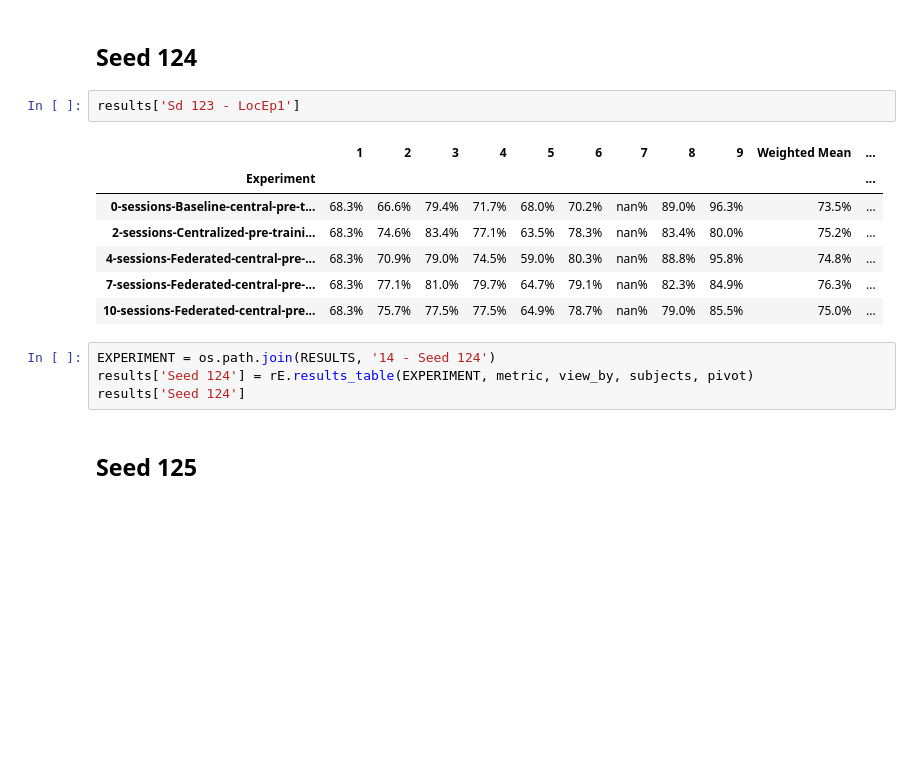
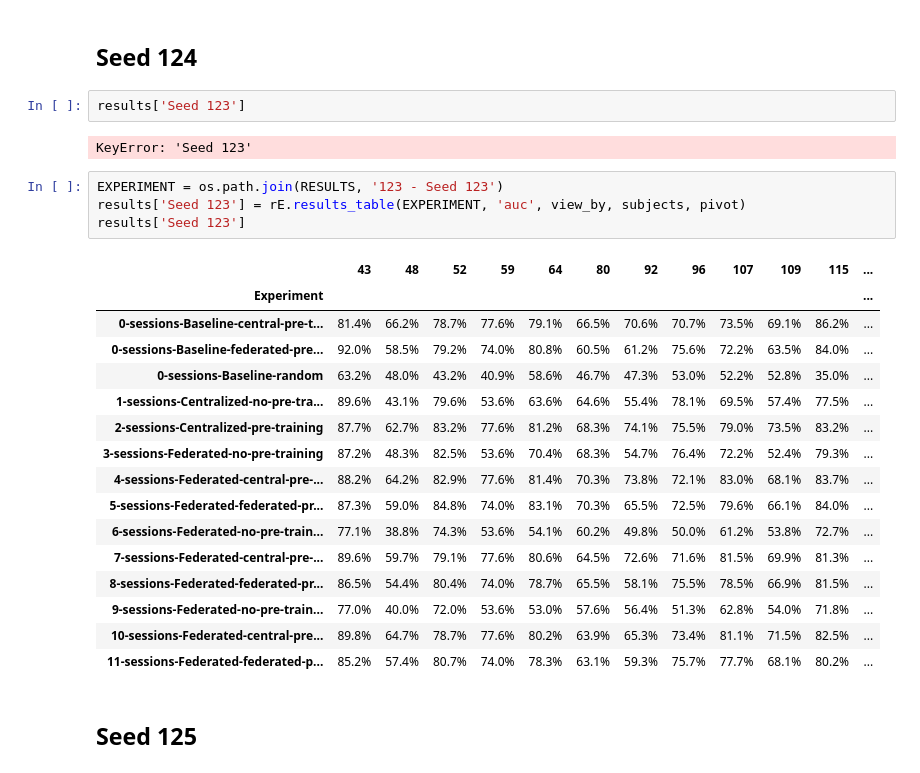
Before and after one commit to ntobis/federated-machine-learning, a Jupyter notebook: Notebooks/Excel Table Preparation.ipynb, the cells around one changed output. Drawn from its saved outputs; the diff is of its cells as text; blank space fills up the shorter version.

```diff
--- a/Notebooks/Excel Table Preparation.ipynb
+++ b/Notebooks/Excel Table Preparation.ipynb
@@ -280,19 +280,30 @@ results['Seed 123'].T[cols].T
 # %% [markdown]
 ## Seed 124
 # %%
-results['Sd 123 - LocEp1']
+results['Seed 123']
 # %% [output]
-|  | 1 | 2 | 3 | 4 | 5 | 6 | 7 | 8 | 9 | Weighted Mean | ... |
-| Experiment |  |  |  |  |  |  |  |  |  |  | ... |
-| 0-sessions-Baseline-central-pre-t... | 68.3% | 66.6% | 79.4% | 71.7% | 68.0% | 70.2% | nan% | 89.0% | 96.3% | 73.5% | ... |
-| 2-sessions-Centralized-pre-traini... | 68.3% | 74.6% | 83.4% | 77.1% | 63.5% | 78.3% | nan% | 83.4% | 80.0% | 75.2% | ... |
-| 4-sessions-Federated-central-pre-... | 68.3% | 70.9% | 79.0% | 74.5% | 59.0% | 80.3% | nan% | 88.8% | 95.8% | 74.8% | ... |
-| 7-sessions-Federated-central-pre-... | 68.3% | 77.1% | 81.0% | 79.7% | 64.7% | 79.1% | nan% | 82.3% | 84.9% | 76.3% | ... |
-| 10-sessions-Federated-central-pre... | 68.3% | 75.7% | 77.5% | 77.5% | 64.9% | 78.7% | nan% | 79.0% | 85.5% | 75.0% | ... |
+KeyError: 'Seed 123'
 # %%
-EXPERIMENT = os.path.join(RESULTS, '14 - Seed 124')
-results['Seed 124'] = rE.results_table(EXPERIMENT, metric, view_by, subjects, pivot)
-results['Seed 124']
+EXPERIMENT = os.path.join(RESULTS, '123 - Seed 123')
+results['Seed 123'] = rE.results_table(EXPERIMENT, 'auc', view_by, subjects, pivot)
+results['Seed 123']
+# %% [output]
+|  | 43 | 48 | 52 | 59 | 64 | 80 | 92 | 96 | 107 | 109 | 115 | ... |
+| Experiment |  |  |  |  |  |  |  |  |  |  |  | ... |
+| 0-sessions-Baseline-central-pre-t... | 81.4% | 66.2% | 78.7% | 77.6% | 79.1% | 66.5% | 70.6% | 70.7% | 73.5% | 69.1% | 86.2% | ... |
+| 0-sessions-Baseline-federated-pre... | 92.0% | 58.5% | 79.2% | 74.0% | 80.8% | 60.5% | 61.2% | 75.6% | 72.2% | 63.5% | 84.0% | ... |
+| 0-sessions-Baseline-random | 63.2% | 48.0% | 43.2% | 40.9% | 58.6% | 46.7% | 47.3% | 53.0% | 52.2% | 52.8% | 35.0% | ... |
+| 1-sessions-Centralized-no-pre-tra... | 89.6% | 43.1% | 79.6% | 53.6% | 63.6% | 64.6% | 55.4% | 78.1% | 69.5% | 57.4% | 77.5% | ... |
+| 2-sessions-Centralized-pre-training | 87.7% | 62.7% | 83.2% | 77.6% | 81.2% | 68.3% | 74.1% | 75.5% | 79.0% | 73.5% | 83.2% | ... |
+| 3-sessions-Federated-no-pre-training | 87.2% | 48.3% | 82.5% | 53.6% | 70.4% | 68.3% | 54.7% | 76.4% | 72.2% | 52.4% | 79.3% | ... |
+| 4-sessions-Federated-central-pre-... | 88.2% | 64.2% | 82.9% | 77.6% | 81.4% | 70.3% | 73.8% | 72.1% | 83.0% | 68.1% | 83.7% | ... |
+| 5-sessions-Federated-federated-pr... | 87.3% | 59.0% | 84.8% | 74.0% | 83.1% | 70.3% | 65.5% | 72.5% | 79.6% | 66.1% | 84.0% | ... |
+| 6-sessions-Federated-no-pre-train... | 77.1% | 38.8% | 74.3% | 53.6% | 54.1% | 60.2% | 49.8% | 50.0% | 61.2% | 53.8% | 72.7% | ... |
+| 7-sessions-Federated-central-pre-... | 89.6% | 59.7% | 79.1% | 77.6% | 80.6% | 64.5% | 72.6% | 71.6% | 81.5% | 69.9% | 81.3% | ... |
+| 8-sessions-Federated-federated-pr... | 86.5% | 54.4% | 80.4% | 74.0% | 78.7% | 65.5% | 58.1% | 75.5% | 78.5% | 66.9% | 81.5% | ... |
+| 9-sessions-Federated-no-pre-train... | 77.0% | 40.0% | 72.0% | 53.6% | 53.0% | 57.6% | 56.4% | 51.3% | 62.8% | 54.0% | 71.8% | ... |
+| 10-sessions-Federated-central-pre... | 89.8% | 64.7% | 78.7% | 77.6% | 80.2% | 63.9% | 65.3% | 73.4% | 81.1% | 71.5% | 82.5% | ... |
+| 11-sessions-Federated-federated-p... | 85.2% | 57.4% | 80.7% | 74.0% | 78.3% | 63.1% | 59.3% | 75.7% | 77.7% | 68.1% | 80.2% | ... |
 # %% [markdown]
 ## Seed 125
 # %%
```
Also changed, not shown: 23 other files.
